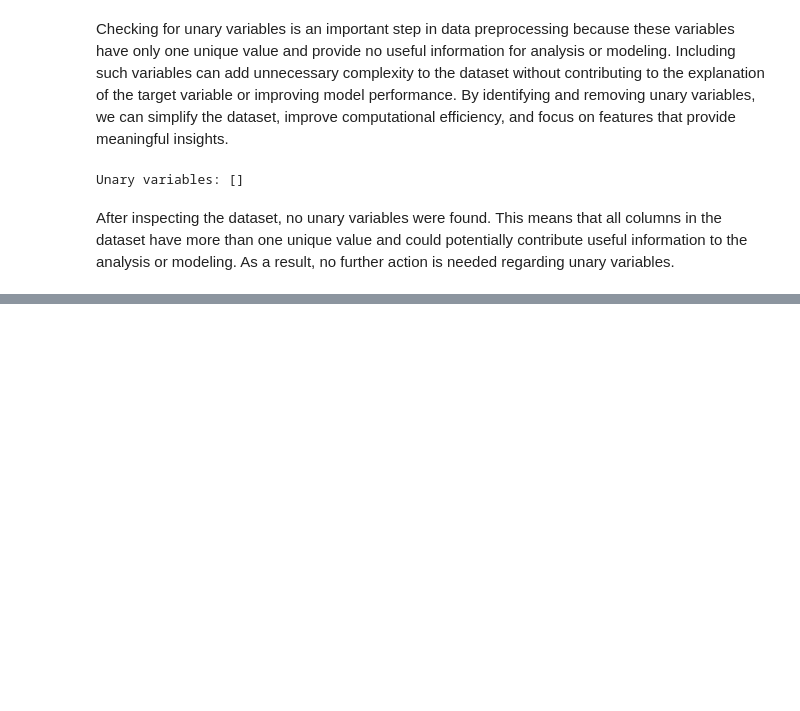
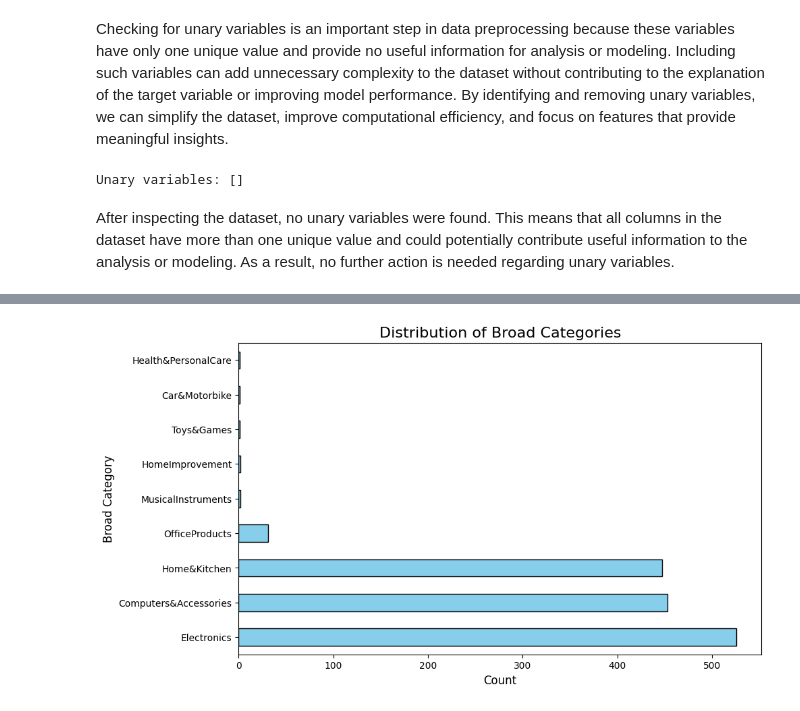
Before and after one commit to julianahubacova/Sales_Data_Analysis, a Jupyter notebook: Sales_Analysis.ipynb, the cells around one changed output, grey strips where cells are left out. Saved outputs shown, nothing was run; the diff lists cells and outputs as text; code cells hidden in the pictures; blank space fills up the shorter version.

```diff
--- a/Sales_Analysis.ipynb
+++ b/Sales_Analysis.ipynb
@@ -252,0 +276,6 @@ sales.describe()
+# %%
+# Extracting the broader category
+sales['broad_category'] = sales['category'].str.split('|').str[0]
+
+# Summarize categories of product
+sales['broad_category'].value_counts()
@@ -252,0 +294,9 @@ sales.describe()
+# %%
+# Horizontal bar plot
+sales['broad_category'].value_counts().plot(kind='barh', color='skyblue', edgecolor='black', figsize=(10, 6))
+plt.title('Distribution of Broad Categories', fontsize=16)
+plt.xlabel('Count', fontsize=12)
+plt.ylabel('Broad Category', fontsize=12)
+plt.show()
+# %% [output]
+[figure, added]
```
Also changed, not shown: parts of 11 cells of this notebook.
